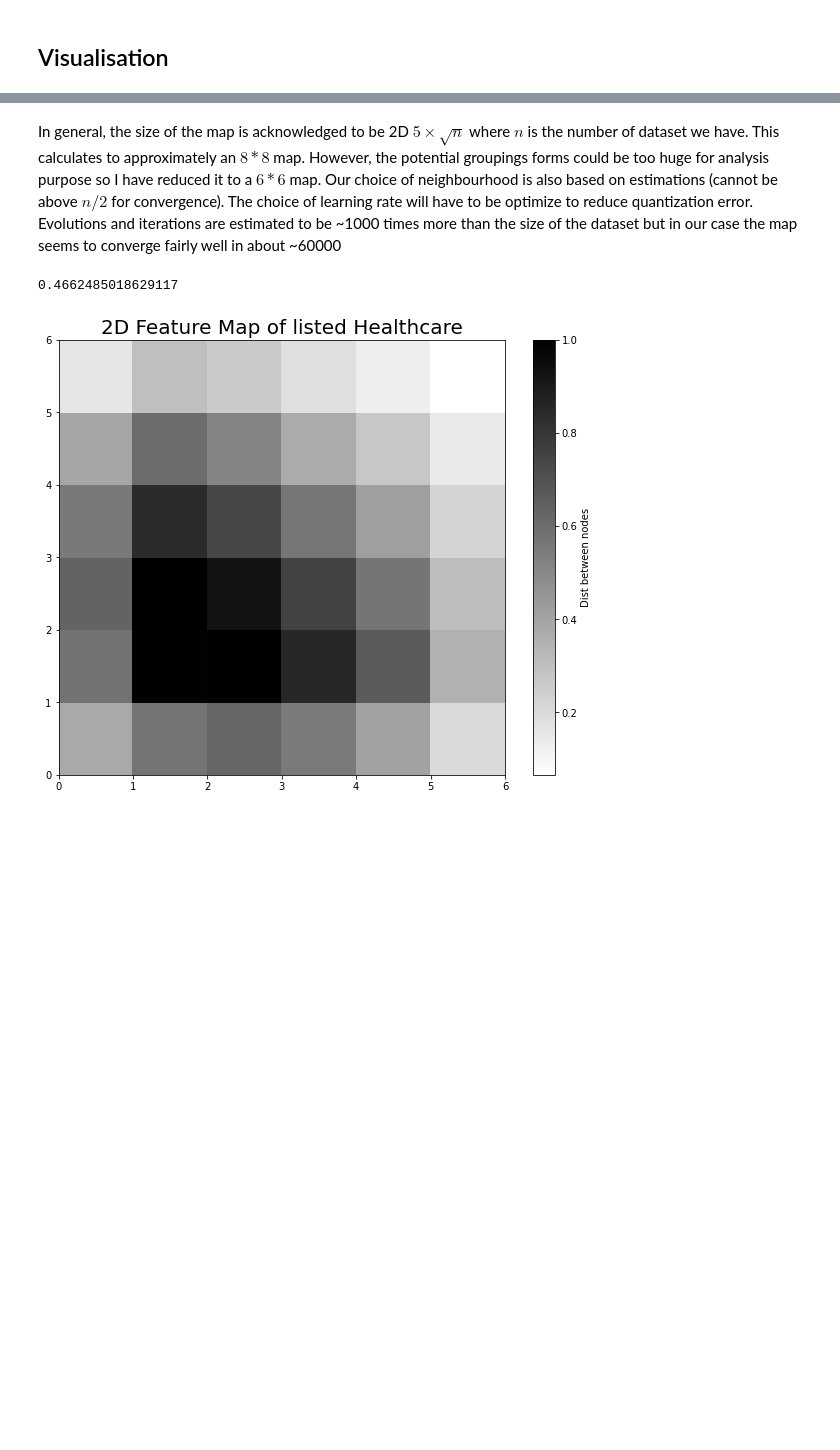
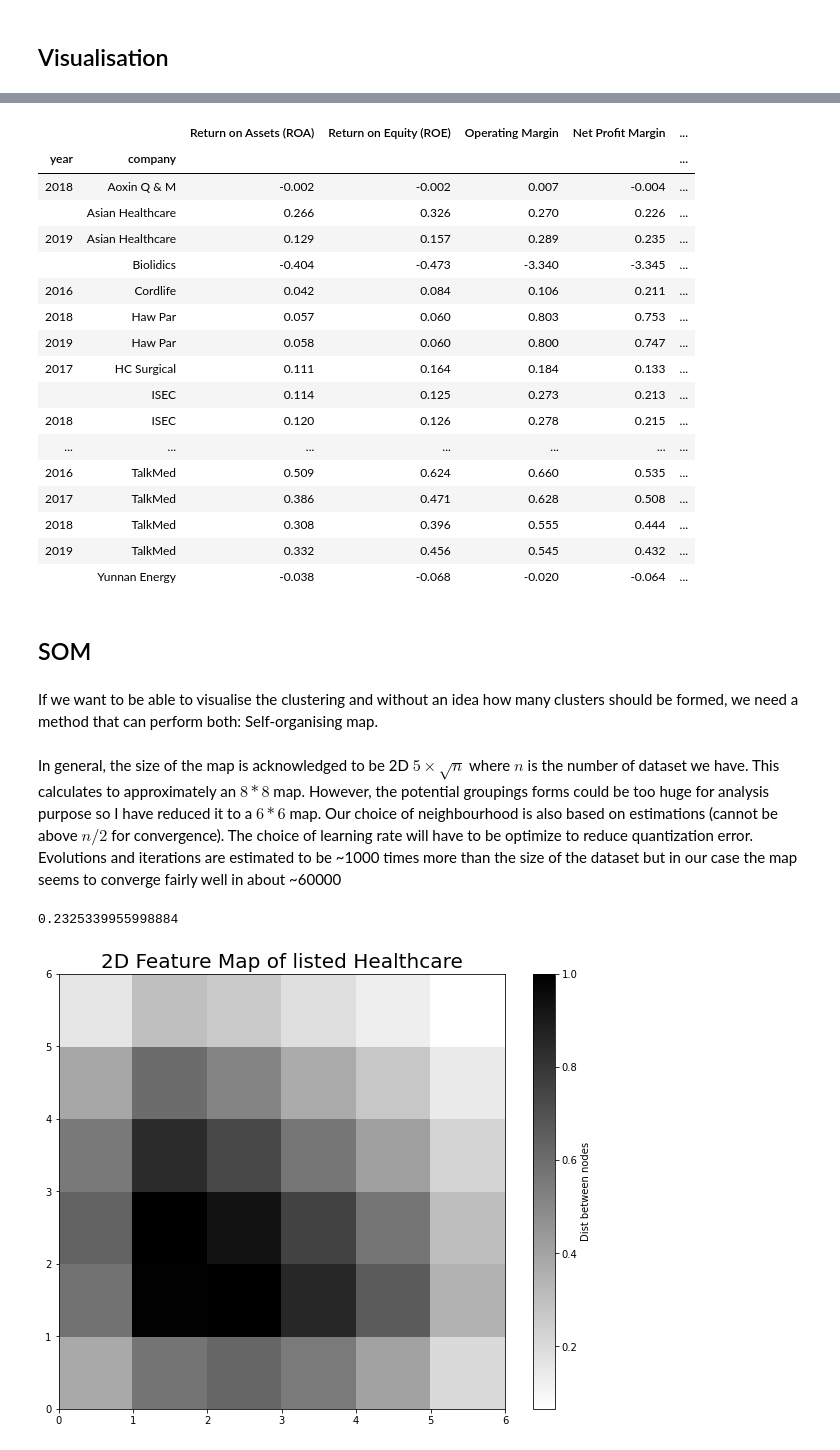
Before and after one commit to YanLong-Cloud/self_motivated_project, a Jupyter notebook: financial_ratio_grouping/SOM.ipynb, the cells around one changed output, grey strips where cells are left out. Drawn from its saved outputs; the diff is of its cells as text; code cells hidden in the pictures; blank space fills up the shorter version.

```diff
--- a/financial_ratio_grouping/SOM.ipynb
+++ b/financial_ratio_grouping/SOM.ipynb
@@ -147,0 +146,5 @@ transformed_data = ss.fit_transform(data)
+# %%
+# 3 clusters
+kmean=KMeans(3,random_state=42)
+kmean.fit_transform(transformed_data)
+df['Kmeans']=kmean.predict(transformed_data)
@@ -148,3 +178,28 @@ transformed_data = ss.fit_transform(data)
+# %%
+df[df.Kmeans==2]
+# %% [output]
+|  |  | Return on Assets (ROA) | Return on Equity (ROE) | Operating Margin | Net Profit Margin | ... |
+| year | company |  |  |  |  | ... |
+| 2018 | Aoxin Q & M | -0.002 | -0.002 | 0.007 | -0.004 | ... |
+|  | Asian Healthcare | 0.266 | 0.326 | 0.270 | 0.226 | ... |
+| 2019 | Asian Healthcare | 0.129 | 0.157 | 0.289 | 0.235 | ... |
+|  | Biolidics | -0.404 | -0.473 | -3.340 | -3.345 | ... |
+| 2016 | Cordlife | 0.042 | 0.084 | 0.106 | 0.211 | ... |
+| 2018 | Haw Par | 0.057 | 0.060 | 0.803 | 0.753 | ... |
+| 2019 | Haw Par | 0.058 | 0.060 | 0.800 | 0.747 | ... |
+| 2017 | HC Surgical | 0.111 | 0.164 | 0.184 | 0.133 | ... |
+|  | ISEC | 0.114 | 0.125 | 0.273 | 0.213 | ... |
+| 2018 | ISEC | 0.120 | 0.126 | 0.278 | 0.215 | ... |
+| ... | ... | ... | ... | ... | ... | ... |
+| 2016 | TalkMed | 0.509 | 0.624 | 0.660 | 0.535 | ... |
+| 2017 | TalkMed | 0.386 | 0.471 | 0.628 | 0.508 | ... |
+| 2018 | TalkMed | 0.308 | 0.396 | 0.555 | 0.444 | ... |
+| 2019 | TalkMed | 0.332 | 0.456 | 0.545 | 0.432 | ... |
+|  | Yunnan Energy | -0.038 | -0.068 | -0.020 | -0.064 | ... |
+# %% [markdown]
+## SOM
+# %% [markdown]
+If we want to be able to visualise the clustering and without an idea how many clusters should be formed, we need a method that can perform both: Self-organising map.
 # %% [markdown]
 In general, the size of the map is acknowledged to be 2D $5\times\sqrt{n}$ where $n$ is the number of dataset we have. This calculates to approximately an $8*8$ map. However, the potential groupings forms could be too huge for analysis purpose so I have reduced it to a $6*6$ map. Our choice of neighbourhood is also based on estimations (cannot be above $n/2$ for convergence). The choice of learning rate will have to be optimize to reduce quantization error. Evolutions and iterations are estimated to be ~1000 times more than the size of the dataset but in our case the map seems to converge fairly well in about ~60000
 # %%
@@ -158,7 +213,7 @@ best_params = fmin(
 lr = best_params['lr']
 lr
 # %% [output]
-0.4662485018629117
+0.2325339955998884
 # %%
 # initialising 8*8 SOM map with pca-adjusted weights
 som = MiniSom(som_shape[0],som_shape[1], 8, sigma=3.99,learning_rate=lr, random_seed = 42)
```
Also changed, not shown: parts of 15 cells of this notebook, 1 other file.
